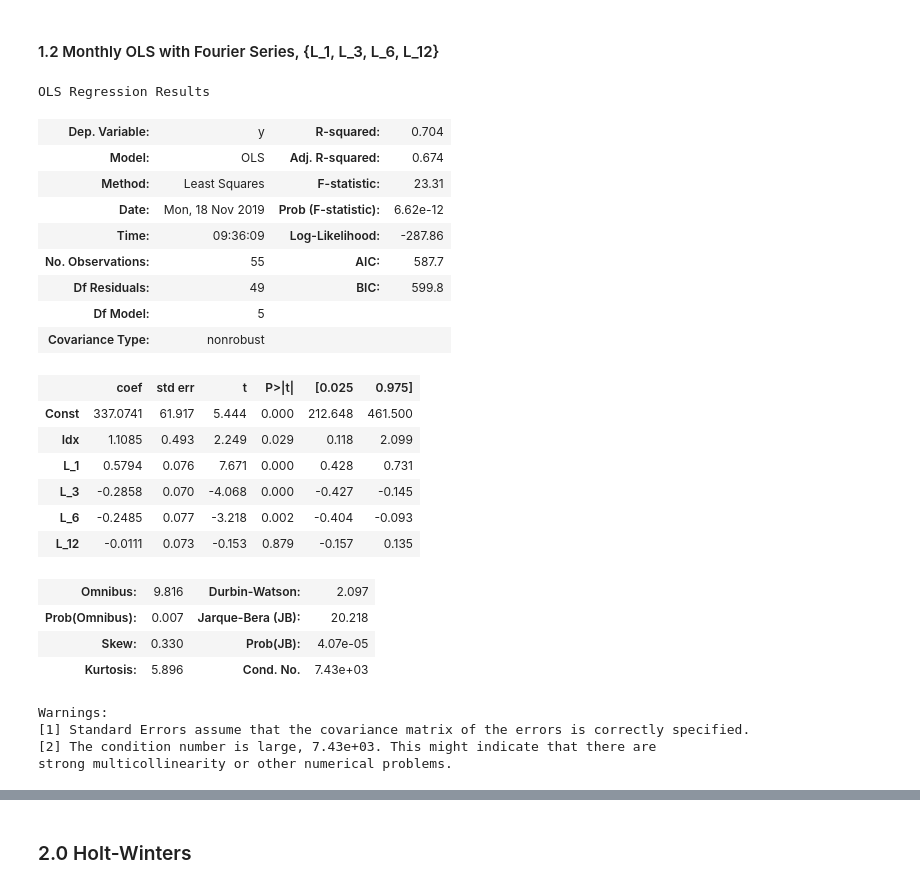
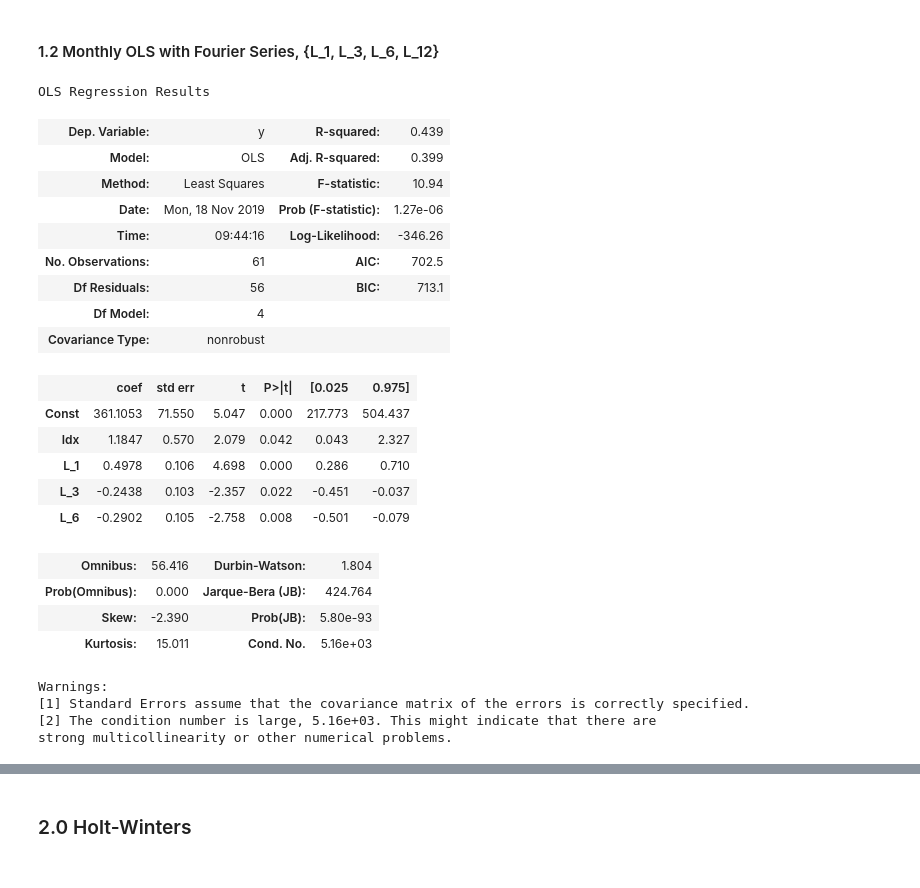
Before and after one commit to harizhisham/amarcord-1, a Jupyter notebook: local_amarcord_data_dd.ipynb, the cells around one changed output, grey strips where cells are left out. Cells and saved outputs as stored; diff of their text form; code cells hidden in the pictures.

```diff
--- a/local_amarcord_data_dd.ipynb
+++ b/local_amarcord_data_dd.ipynb
@@ -625,7 +625,6 @@ X = pd.DataFrame(X_f_m,columns=['Const', 'Idx', 'Sin', 'Cos'])
 X['L_1'] = pd.DataFrame(y).shift(1)
 X['L_3'] = pd.DataFrame(y).shift(3)
 X['L_6'] = pd.DataFrame(y).shift(6)
-X['L_12'] = pd.DataFrame(y).shift(12)
 # %%
 y = list(monthly_ts['Amount'])
 
@@ -635,37 +634,34 @@ X_train, X_test, y_train, y_test = train_test_split(X,
                                                     random_state=42,
                                                     shuffle=False)
 # %%
-import statsmodels.api as sm # Time Series Analysis
-
-reg = sm.OLS(y_train[12:],
-             X_train.iloc[12:,[0,1,4,5,6,7]])
+reg = sm.OLS(y_train[6:],
+             X_train.iloc[6:,[0,1,4,5,6]])
 results = reg.fit()
 results.summary()
 # %% [output]
 OLS Regression Results
-| Dep. Variable: | y | R-squared: | 0.704 |
-| Model: | OLS | Adj. R-squared: | 0.674 |
-| Method: | Least Squares | F-statistic: | 23.31 |
-| Date: | Mon, 18 Nov 2019 | Prob (F-statistic): | 6.62e-12 |
-| Time: | 09:36:09 | Log-Likelihood: | -287.86 |
-| No. Observations: | 55 | AIC: | 587.7 |
-| Df Residuals: | 49 | BIC: | 599.8 |
-| Df Model: | 5 |  |  |
+| Dep. Variable: | y | R-squared: | 0.439 |
+| Model: | OLS | Adj. R-squared: | 0.399 |
+| Method: | Least Squares | F-statistic: | 10.94 |
+| Date: | Mon, 18 Nov 2019 | Prob (F-statistic): | 1.27e-06 |
+| Time: | 09:44:16 | Log-Likelihood: | -346.26 |
+| No. Observations: | 61 | AIC: | 702.5 |
+| Df Residuals: | 56 | BIC: | 713.1 |
+| Df Model: | 4 |  |  |
 | Covariance Type: | nonrobust |  |  |
 |  | coef | std err | t | P>|t| | [0.025 | 0.975] |
-| Const | 337.0741 | 61.917 | 5.444 | 0.000 | 212.648 | 461.500 |
-| Idx | 1.1085 | 0.493 | 2.249 | 0.029 | 0.118 | 2.099 |
-| L_1 | 0.5794 | 0.076 | 7.671 | 0.000 | 0.428 | 0.731 |
-| L_3 | -0.2858 | 0.070 | -4.068 | 0.000 | -0.427 | -0.145 |
-| L_6 | -0.2485 | 0.077 | -3.218 | 0.002 | -0.404 | -0.093 |
-| L_12 | -0.0111 | 0.073 | -0.153 | 0.879 | -0.157 | 0.135 |
+| Const | 361.1053 | 71.550 | 5.047 | 0.000 | 217.773 | 504.437 |
+| Idx | 1.1847 | 0.570 | 2.079 | 0.042 | 0.043 | 2.327 |
+| L_1 | 0.4978 | 0.106 | 4.698 | 0.000 | 0.286 | 0.710 |
+| L_3 | -0.2438 | 0.103 | -2.357 | 0.022 | -0.451 | -0.037 |
+| L_6 | -0.2902 | 0.105 | -2.758 | 0.008 | -0.501 | -0.079 |
-| Omnibus: | 9.816 | Durbin-Watson: | 2.097 |
-| Prob(Omnibus): | 0.007 | Jarque-Bera (JB): | 20.218 |
-| Skew: | 0.330 | Prob(JB): | 4.07e-05 |
-| Kurtosis: | 5.896 | Cond. No. | 7.43e+03 |
+| Omnibus: | 56.416 | Durbin-Watson: | 1.804 |
+| Prob(Omnibus): | 0.000 | Jarque-Bera (JB): | 424.764 |
+| Skew: | -2.390 | Prob(JB): | 5.80e-93 |
+| Kurtosis: | 15.011 | Cond. No. | 5.16e+03 |
 Warnings:
 [1] Standard Errors assume that the covariance matrix of the errors is correctly specified.
-[2] The condition number is large, 7.43e+03. This might indicate that there are
+[2] The condition number is large, 5.16e+03. This might indicate that there are
 strong multicollinearity or other numerical problems.
 # %%
 testing.ts_plot(results.resid, lags=12)
```
Also changed, not shown: parts of 18 cells of this notebook.
